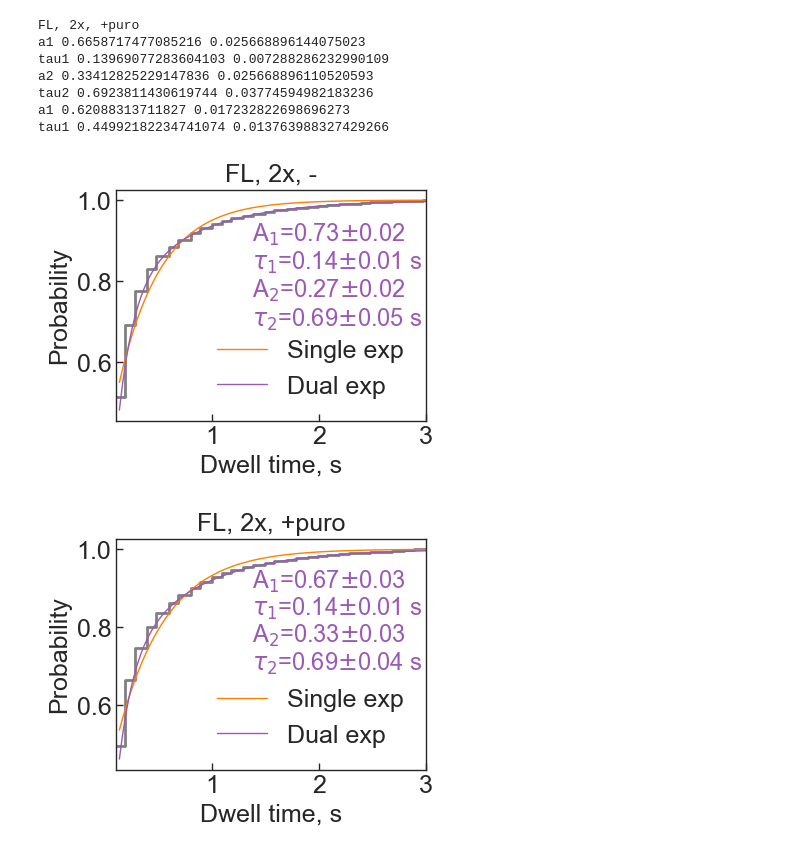
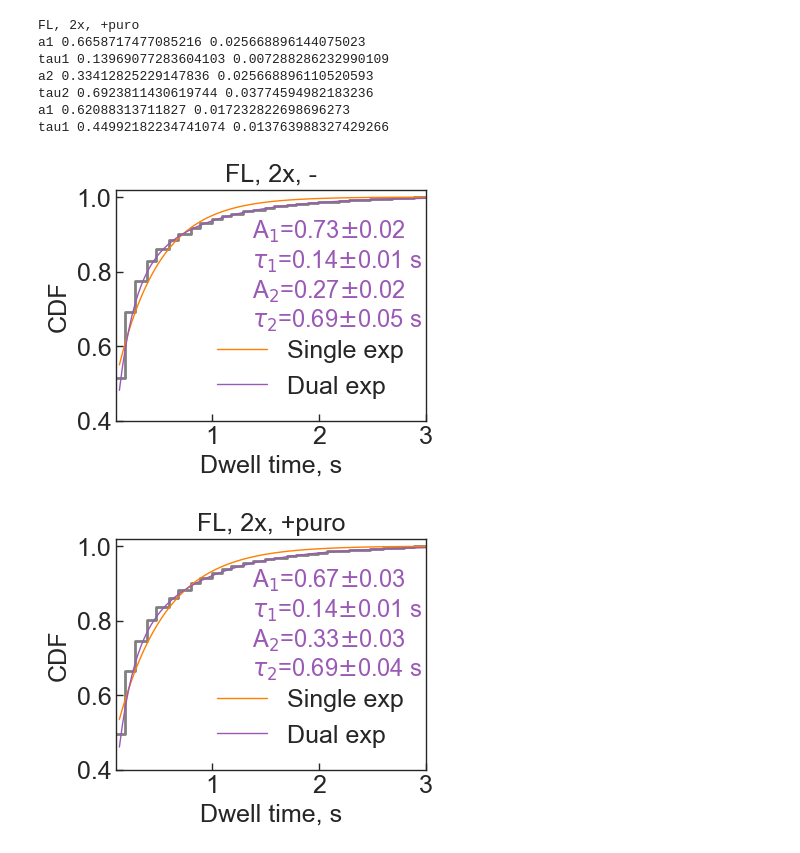
Before and after one commit to walterlab-um/RNA_SPT_in_cellular_condensates, a Jupyter notebook: plot_paper_figure/Fig2_interactions_FL_FLpuro.ipynb, the cells around one changed output. Drawn from its saved outputs; the diff is of its cells as text; code cells hidden in the pictures.

Commit message:
fix ylim

```diff
--- a/plot_paper_figure/Fig2_interactions_FL_FLpuro.ipynb
+++ b/plot_paper_figure/Fig2_interactions_FL_FLpuro.ipynb
@@ -357,8 +357,8 @@ plt.plot(
 )
 # add text
 left = 1.37
-top = 0.9
-gap = 0.07
+top = 0.89
+gap = 0.08
 plt.text(
     left,
     top,
@@ -408,8 +408,9 @@ plt.text(
 # adjust other param
 plt.legend(frameon=False, loc=4, fontsize=18)
 plt.xlim(0.1, 3)
+plt.ylim(0.4, 1.02)
 plt.xlabel("Dwell time, s", fontsize=18)
-plt.ylabel("Probability", fontsize=18)
+plt.ylabel("CDF", fontsize=18)
 plt.title(label1, fontsize=18)
 plt.gca().spines[:].set_linewidth(1)
 plt.gca().tick_params(
@@ -431,7 +432,7 @@ plt.savefig(
     dpi=300,
 )
 # %% [output]
-[figure, old version]
+[figure, new version]
 # %%
 # For second dataset
 plt.figure(figsize=(4, 3))
@@ -467,8 +468,8 @@ plt.plot(
 )
 # add text
 left = 1.37
-top = 0.9
-gap = 0.07
+top = 0.89
+gap = 0.08
 plt.text(
     left,
     top,
@@ -513,32 +514,33 @@ plt.text(
     + " s",
     fontsize=17,
     color="#9B59B6",
     horizontalalignment="left",
 )
 # adjust other param
 plt.legend(frameon=False, loc=4, fontsize=18)
 plt.xlim(0.1, 3)
+plt.ylim(0.4, 1.02)
 plt.xlabel("Dwell time, s", fontsize=18)
-plt.ylabel("Probability", fontsize=18)
+plt.ylabel("CDF", fontsize=18)
 plt.title(label2, fontsize=18)
 plt.gca().spines[:].set_linewidth(1)
 plt.gca().tick_params(
     axis="both",
     which="major",
     labelsize=18,
     direction="in",
     bottom=True,
     left=True,
     length=5,
     width=1,
 )
 plt.gca().set_axisbelow(False)
 plt.gca().tick_params(axis="both", which="major", labelsize=18)
 plt.savefig(
     "compare_exp_fits-FL_2x_puro.png",
     format="png",
     bbox_inches="tight",
     dpi=300,
 )
 # %% [output]
-[figure, old version]
+[figure, new version]
```
